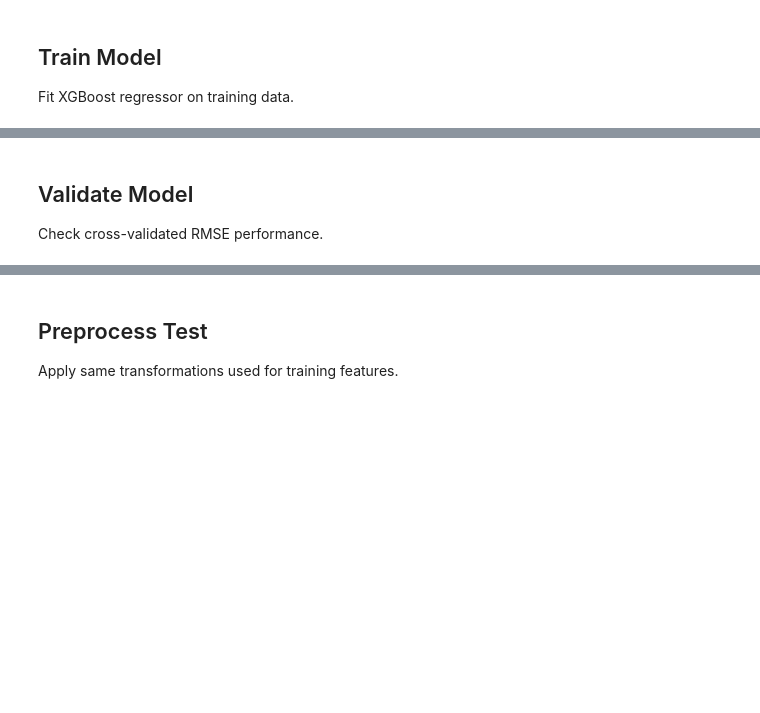
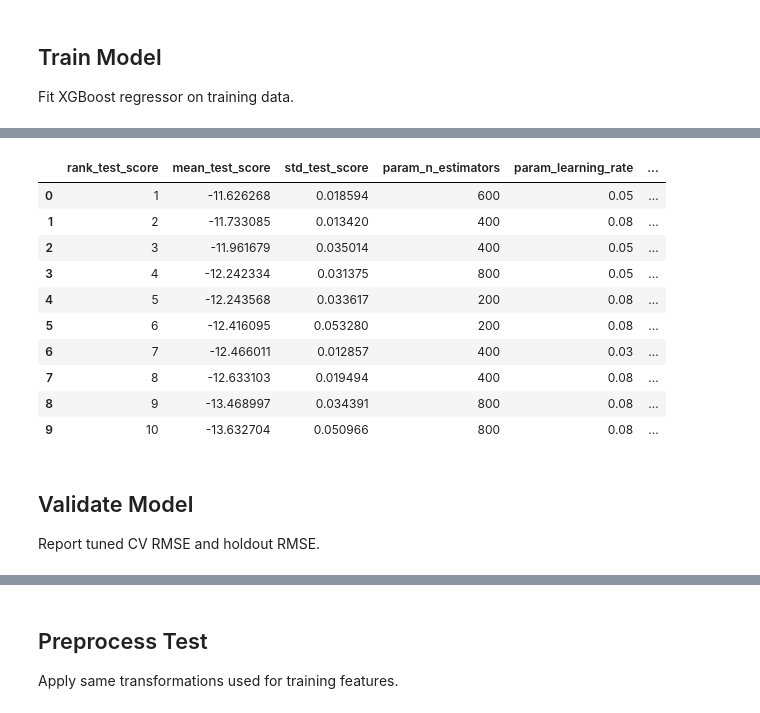
Before and after one commit to TenathDilusha/kaggle-Regression, a Jupyter notebook: xgboost.ipynb, the cells around one changed output, grey strips where cells are left out. Drawn from its saved outputs; the diff is of its cells as text; code cells hidden in the pictures; blank space fills up the shorter version.

```diff
--- a/xgboost.ipynb
+++ b/xgboost.ipynb
@@ -141,14 +141,65 @@ X_train, X_test, y_train, y_test = train_test_split(
 ## Train Model
 Fit XGBoost regressor on training data.
 # %%
-model = XGBRegressor(
-    n_estimators=500,
-    learning_rate=0.05,
-    max_depth=6,
-    subsample=0.8,
-    colsample_bytree=0.8,
-    random_state=42
+from sklearn.model_selection import RandomizedSearchCV
+import os
+
+cpu_count = os.cpu_count() or 2
+safe_jobs = max(1, cpu_count // 2)
+
+param_distributions = {
+    'n_estimators': [200, 400, 600, 800],
+    'learning_rate': [0.01, 0.03, 0.05, 0.08],
+    'max_depth': [3, 4, 5, 6, 8],
+    'min_child_weight': [1, 3, 5],
+    'subsample': [0.6, 0.8, 1.0],
+    'colsample_bytree': [0.6, 0.8, 1.0],
+    'reg_alpha': [0, 0.1, 1],
+    'reg_lambda': [1, 2, 5],
+}
+
+cv = KFold(n_splits=3, shuffle=True, random_state=42)
+
+base_model = XGBRegressor(
+    objective='reg:squarederror',
+    random_state=42,
+    n_jobs=1
+ )
+
+random_search = RandomizedSearchCV(
+    estimator=base_model,
+    param_distributions=param_distributions,
+    n_iter=25,
+    scoring='neg_root_mean_squared_error',
+    cv=cv,
+    random_state=42,
+    n_jobs=safe_jobs,
+    verbose=1,
+    return_train_score=False
 )
 
-model.fit(X_train, y_train)
+random_search.fit(X_train, y_train)
+
+best_params = random_search.best_params_
+best_cv_rmse = -random_search.best_score_
+model = random_search.best_estimator_
+
+results_df = pd.DataFrame(random_search.cv_results_).sort_values('rank_test_score').reset_index(drop=True)
+
+print(f'CPU cores detected: {cpu_count} | Using n_jobs={safe_jobs}')
+print('Best params:', best_params)
+print('Best CV RMSE:', round(best_cv_rmse, 5))
+display(results_df[[
+    'rank_test_score',
+    'mean_test_score',
+    'std_test_score',
+    'param_n_estimators',
+    'param_learning_rate',
+    'param_max_depth',
+    'param_min_child_weight',
+    'param_subsample',
+    'param_colsample_bytree',
+    'param_reg_alpha',
+    'param_reg_lambda',
+]].head(10))
 # %% [output]
@@ -166,4 +210,15 @@ XGBRegressor(base_score=None, booster=None, callbacks=None,
+|  | rank_test_score | mean_test_score | std_test_score | param_n_estimators | param_learning_rate | ... |
+| 0 | 1 | -11.626268 | 0.018594 | 600 | 0.05 | ... |
+| 1 | 2 | -11.733085 | 0.013420 | 400 | 0.08 | ... |
+| 2 | 3 | -11.961679 | 0.035014 | 400 | 0.05 | ... |
+| 3 | 4 | -12.242334 | 0.031375 | 800 | 0.05 | ... |
+| 4 | 5 | -12.243568 | 0.033617 | 200 | 0.08 | ... |
+| 5 | 6 | -12.416095 | 0.053280 | 200 | 0.08 | ... |
+| 6 | 7 | -12.466011 | 0.012857 | 400 | 0.03 | ... |
+| 7 | 8 | -12.633103 | 0.019494 | 400 | 0.08 | ... |
+| 8 | 9 | -13.468997 | 0.034391 | 800 | 0.08 | ... |
+| 9 | 10 | -13.632704 | 0.050966 | 800 | 0.08 | ... |
 # %% [markdown]
 ## Validate Model
-Check cross-validated RMSE performance.
+Report tuned CV RMSE and holdout RMSE.
 # %%
```
Also changed, not shown: parts of 3 cells of this notebook, 1 other file.
